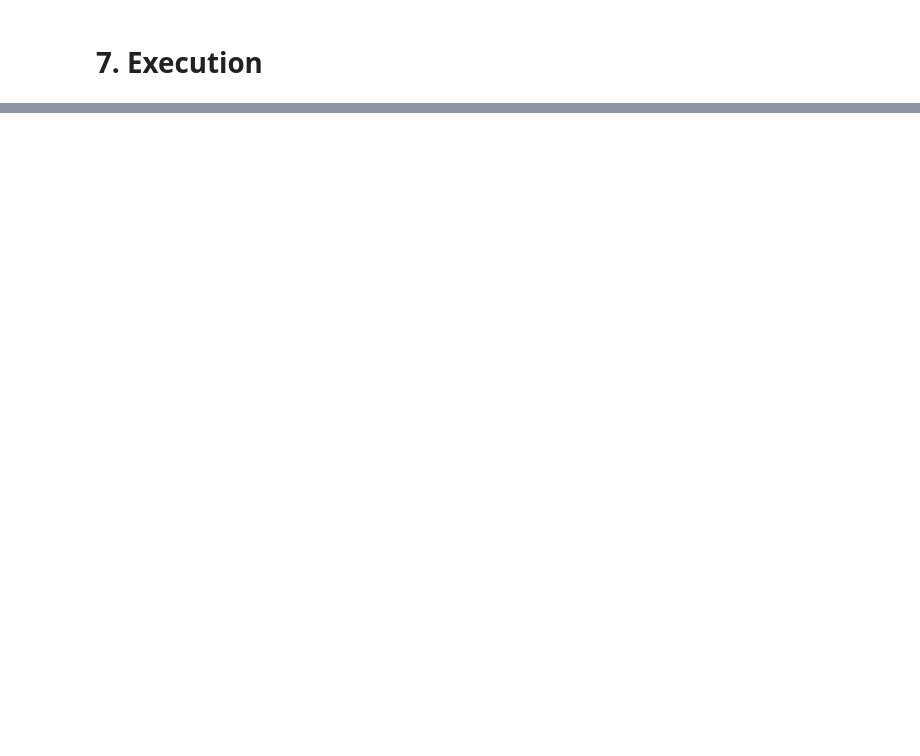
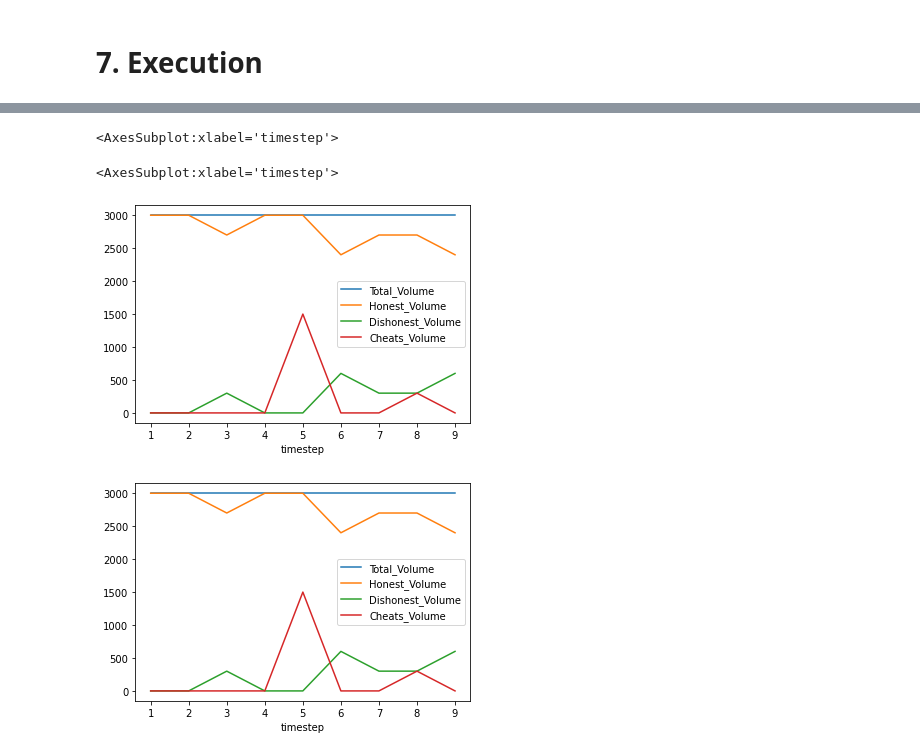
Before and after one commit to hudlerr/tmp, a Jupyter notebook: version_2/rosca_v2.ipynb, the cells around one changed output, grey strips where cells are left out. Drawn from its saved outputs; the diff is of its cells as text; code cells hidden in the pictures; blank space fills up the shorter version.

```diff
--- a/version_2/rosca_v2.ipynb
+++ b/version_2/rosca_v2.ipynb
@@ -548,0 +486,5 @@ result.head(20)
+# %%
+simulation_result = pd.DataFrame(raw_result)
+df = simulation_result.copy()
+
+df.iloc[:,0:12]
@@ -548,0 +516,11 @@ result.head(20)
+# %%
+df.iloc[1:10].plot('timestep',
+            ['Total_Volume',
+             'Honest_Volume',
+             'Dishonest_Volume',
+             'Cheats_Volume',])
+# %% [output]
+<AxesSubplot:xlabel='timestep'>
+<AxesSubplot:xlabel='timestep'>
+[figure, added]
+[figure, added]
```
Also changed, not shown: parts of 57 cells of this notebook, 21 other files.
